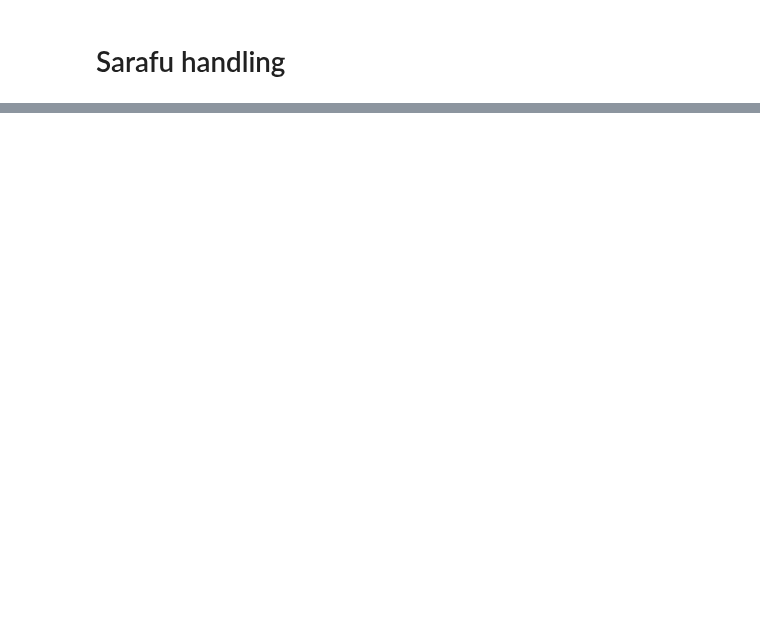
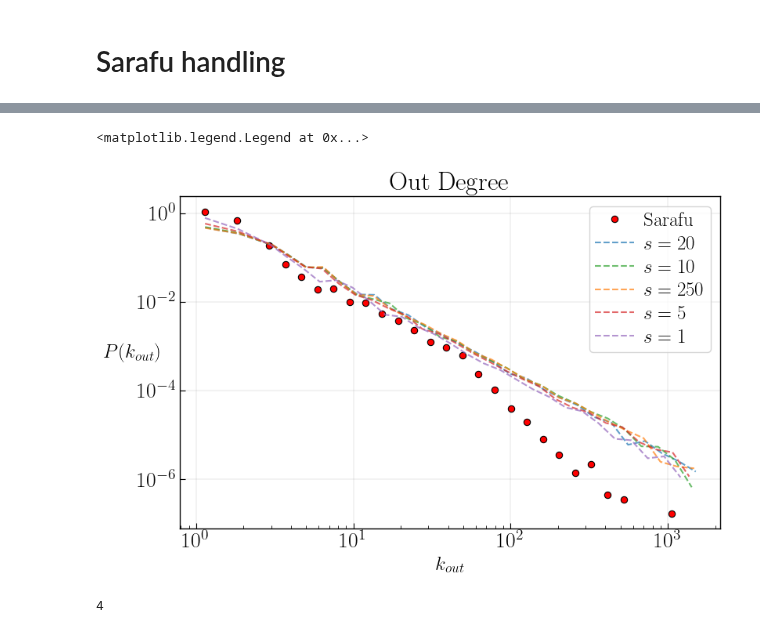
Before and after one commit to claudcelle/adtxns_paper, a Jupyter notebook: simulation_analysis.ipynb, the cells around one changed output, grey strips where cells are left out. Cells and saved outputs as stored; diff of their text form; code cells hidden in the pictures; blank space fills up the shorter version.

```diff
--- a/simulation_analysis.ipynb
+++ b/simulation_analysis.ipynb
@@ -137,0 +388,42 @@ sarafu = {
+# %%
+hist_sarafu = histogram(sarafu['agents'].out_deg)
+
+plt.plot(hist_sarafu[0],hist_sarafu[1], 'ro',markeredgecolor='k',label='Sarafu')
+
+
+data = sim_results
+legend_dict = {s:[] for s in metadata_df['s'].unique()}
+
+for i in range(len(data)):
+    s = data[i]['metadata']['s']
+
+
+    # ax = plots_dict[s][1]
+    # fig = plots_dict[s][0]
+    label = f'$s={s}$'
+    # label = f"$k = {b:.2f}$"
+    # marker = markers_dict_b[b]
+    color = colors_dict_s[s]
+
+    h = histogram(data[i]['agents']['out_deg'], log_bin=True, num_bins=nbins)
+
+    plt.plot(h[0], h[1],
+            linestyle='--',color=color,
+            alpha=0.7, label=label)
+
+    # Collect legend entries for this subplot
+    # legend_dict[s].append((b, label, marker, color))
+
+    # ax.set_xlabel(r'$\langle q_i \rangle$', rotation=0, labelpad=20)
+    # ax.set_ylabel(r'$\textbf{p}(\langle q_i \rangle)$', rotation=0, labelpad=20)
+
+
+plt.loglog()
+plt.xlabel(r'$k_{out}$')
+plt.ylabel(r'$P(k_{out})$',rotation = 0)
+plt.title("Out Degree")
+plt.grid('both')
+plt.legend()
+# %% [output]
+<matplotlib.legend.Legend at 0x...>
+[figure, added]
@@ -137,0 +433,4 @@ sarafu = {
+# %%
+find_key(sim_results,1,1)
+# %% [output]
+4
```
Also changed, not shown: parts of 24 cells of this notebook, 3 other files.
